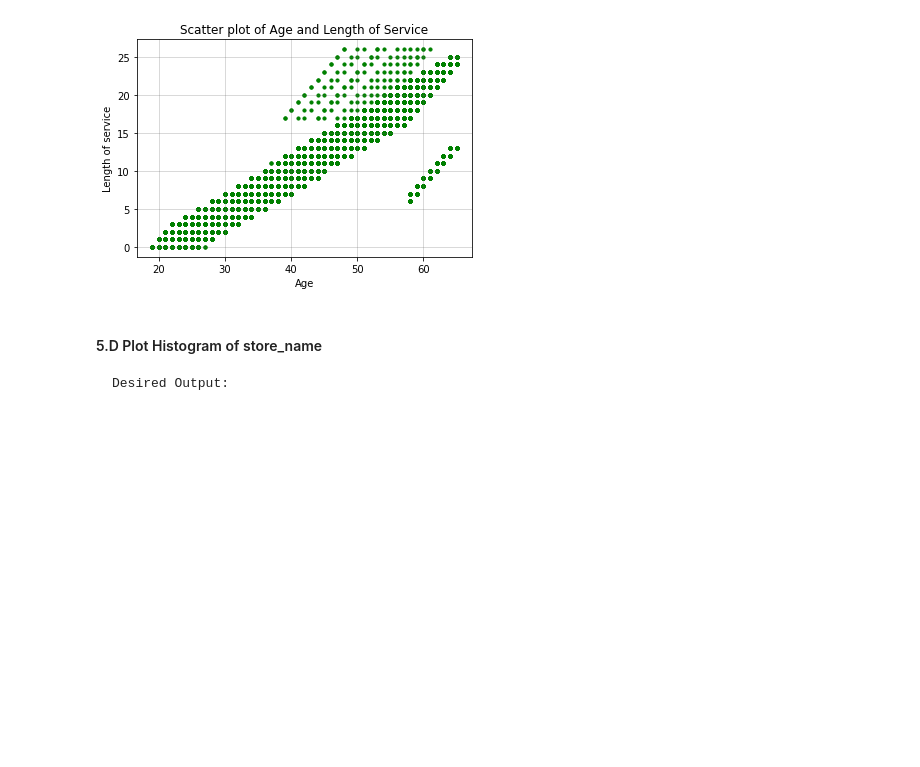
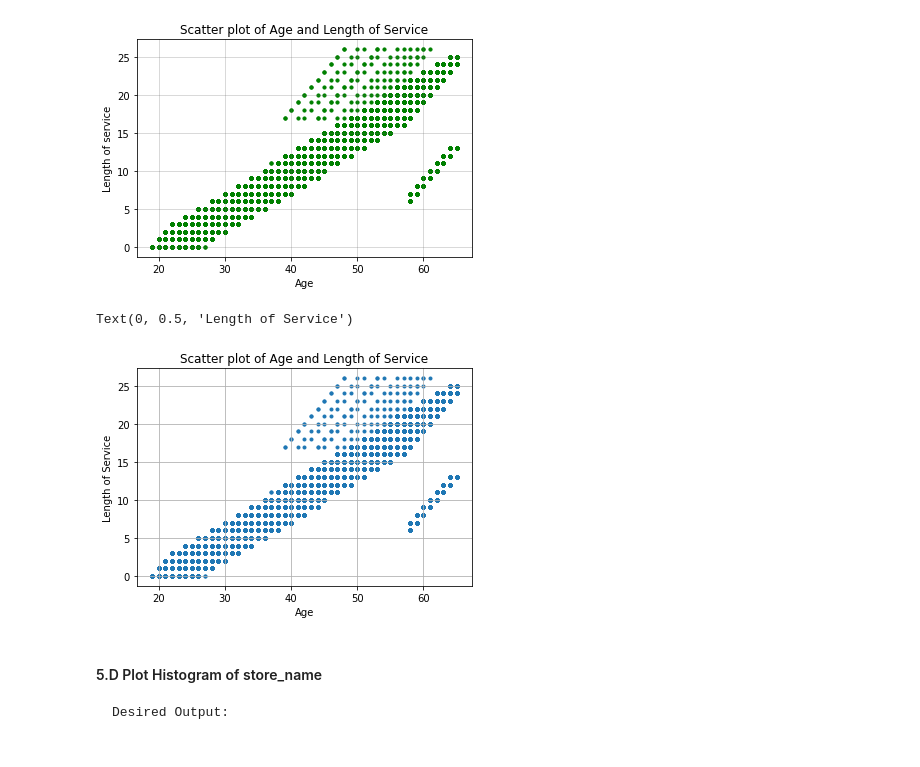
Before and after one commit to reediredale/institute-of-data, a Jupyter notebook: Lab 1.2.2 Pandas Lab.ipynb, the cells around one changed output. Saved outputs shown, nothing was run; the diff lists cells and outputs as text; code cells hidden in the pictures; blank space fills up the shorter version.

````diff
--- a/Lab 1.2.2 Pandas Lab.ipynb
+++ b/Lab 1.2.2 Pandas Lab.ipynb
@@ -387,0 +508,12 @@ boxplot(y=???)
+# %%
+#ANSWER (5 lines)
+
+plt.figure(figsize=(8, 6), dpi=80)
+sns.set_palette("husl",6)
+sns.boxplot(y = df['age'], width = 0.2, palette = 'plasma')
+
+plt.xlabel('Age')
+plt.ylabel('Occurence')
+plt.title("Frequency of 'age' ")
+
+plt.show()
@@ -400,3 +533,13 @@ Desired Output:
+# %%
+#ANSWER (5 lines)
+plt.grid()
+plt.scatter(x = df.age, y = df.length_of_service, marker = '.')
+plt.title('Scatter plot of Age and Length of Service')
+plt.xlabel('Age')
+plt.ylabel('Length of Service')
+# %% [output]
+Text(0, 0.5, 'Length of Service')
+[figure, added]
 # %% [markdown]
 #### 5.D Plot Histogram of store_name
 ```
````
Also changed, not shown: parts of 19 cells of this notebook.
